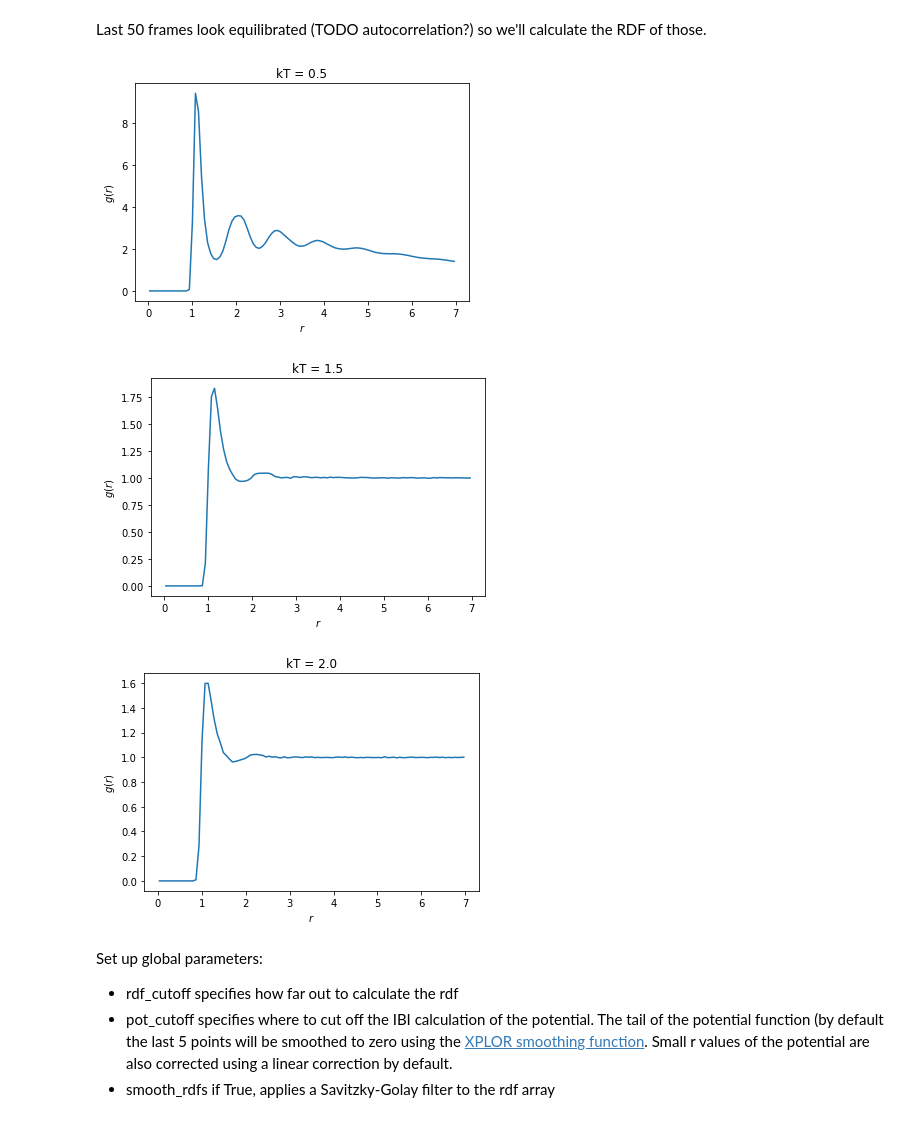
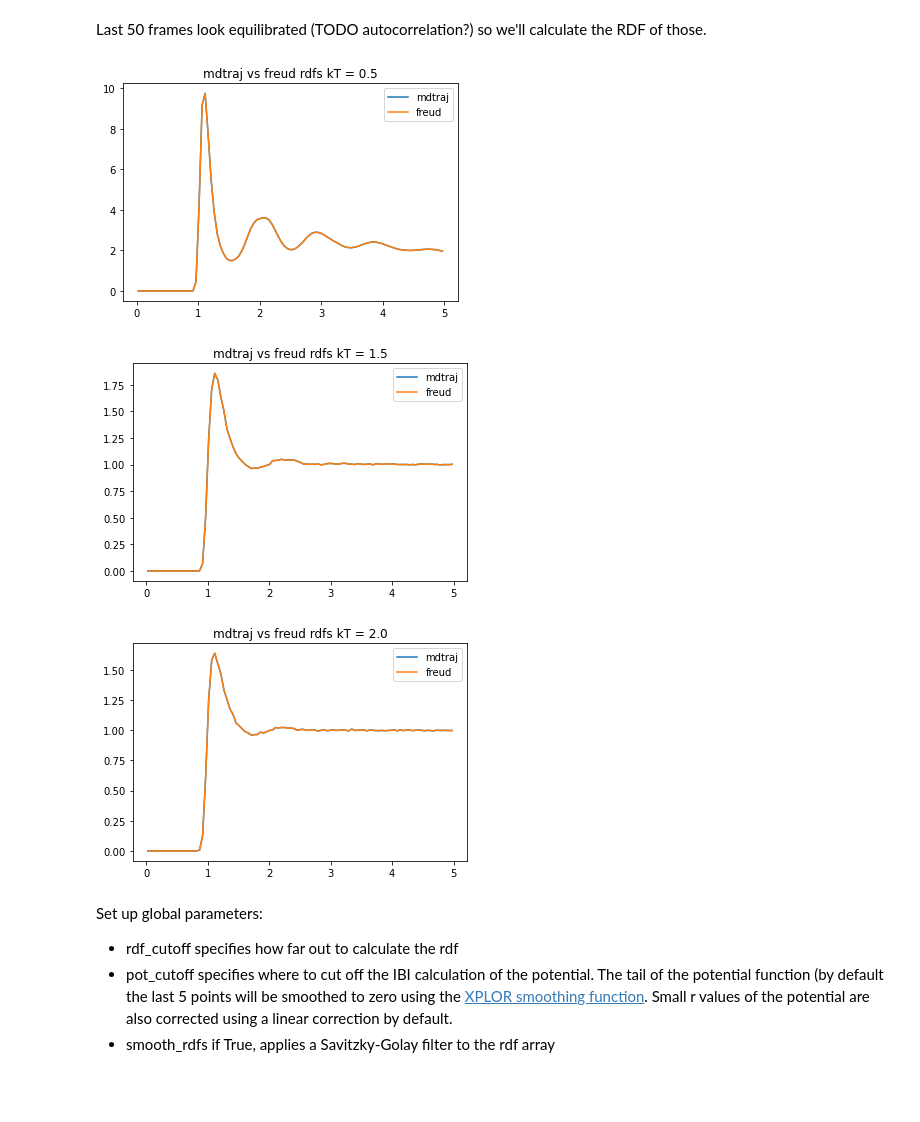
Before and after one commit to mosdef-hub/msibi, a Jupyter notebook: msibi/tutorials/lj/LJ_Tutorial.ipynb, the cells around one changed output. Saved outputs shown, nothing was run; the diff lists cells and outputs as text; code cells hidden in the pictures; blank space fills up the shorter version.

Commit message:
verified that the rdfs computed by freud and mdtraj are the same

```diff
--- a/msibi/tutorials/lj/LJ_Tutorial.ipynb
+++ b/msibi/tutorials/lj/LJ_Tutorial.ipynb
@@ -106,3 +107,34 @@ for i, kT in enumerate(kTs):
 [figure]
 # %% [markdown]
 Last 50 frames look equilibrated (TODO autocorrelation?) so we'll calculate the RDF of those.
+# %%
+class Traj(object):
+    def __init__(self, gsdfile, start):
+        self._have_unitcell = True
+        with gsd.hoomd.open(gsdfile) as t:
+            self.xyz = np.stack([frame.particles.position for frame in t[start:]])
+            self.unitcell_vectors = t[start:]
+
+    @property
+    def xyz(self):
+        return self._xyz
+
+    @xyz.setter
+    def xyz(self, xyz):
+        self._xyz = xyz
+        self.n_atoms = xyz.shape[1]
+
+    @property
+    def unitcell_vectors(self):
+        return self._unitcell_vectors
+
+    @unitcell_vectors.setter
+    def unitcell_vectors(self, traj):
+        try:
+            self._unitcell_vectors = np.stack(
+                [box_to_matrix(f.configuration.box) for f in traj]
+            )
+            self.unitcell_angles = np.ones(3)*90
+            self.unitcell_volumes = np.array([box_to_volume(f.configuration.box) for f in traj])
+        except AttributeError:
+            self._have_unitcell = False
@@ -109,18 +158,23 @@ Last 50 frames look equilibrated (TODO autocorrelation?) so we'll calculate the
 # %%
 for i,kT in enumerate(kTs):
     gsdfile = f'state{i}/trajectory{kT}.gsd'
+    traj = Traj(gsdfile,-50)
+    rdf = md.compute_rdf(traj, indices, r_range=(0.0,5.0), n_bins=101)
+    plt.title(f"mdtraj vs freud rdfs kT = {kT}")
+    plt.plot(rdf[0],rdf[1], label="mdtraj")
     with gsd.hoomd.open(gsdfile) as t:
-        rdf = freud.density.RDF(bins=101, r_max=7)
+        rdf = freud.density.RDF(bins=101, r_max=5)
         for snap in t[-50:]:
             rdf.compute(system=snap, reset=False)
         data = np.stack((rdf.bin_centers, rdf.rdf)).T
         np.savetxt(f"rdfs/rdftarget{i}", data)
-        rdf.plot()
-        plt.title(f"kT = {kT}")
+        plt.plot(rdf.bin_centers, rdf.rdf, label="freud")
+        plt.legend()
+        plt.show()
 # %% [output]
-[figure, old version]
+[figure, new version]
-[figure, old version]
+[figure, new version]
-[figure, old version]
+[figure, new version]
 # %% [markdown]
 Set up global parameters:
 
```
Also changed, not shown: parts of 3 cells of this notebook.
